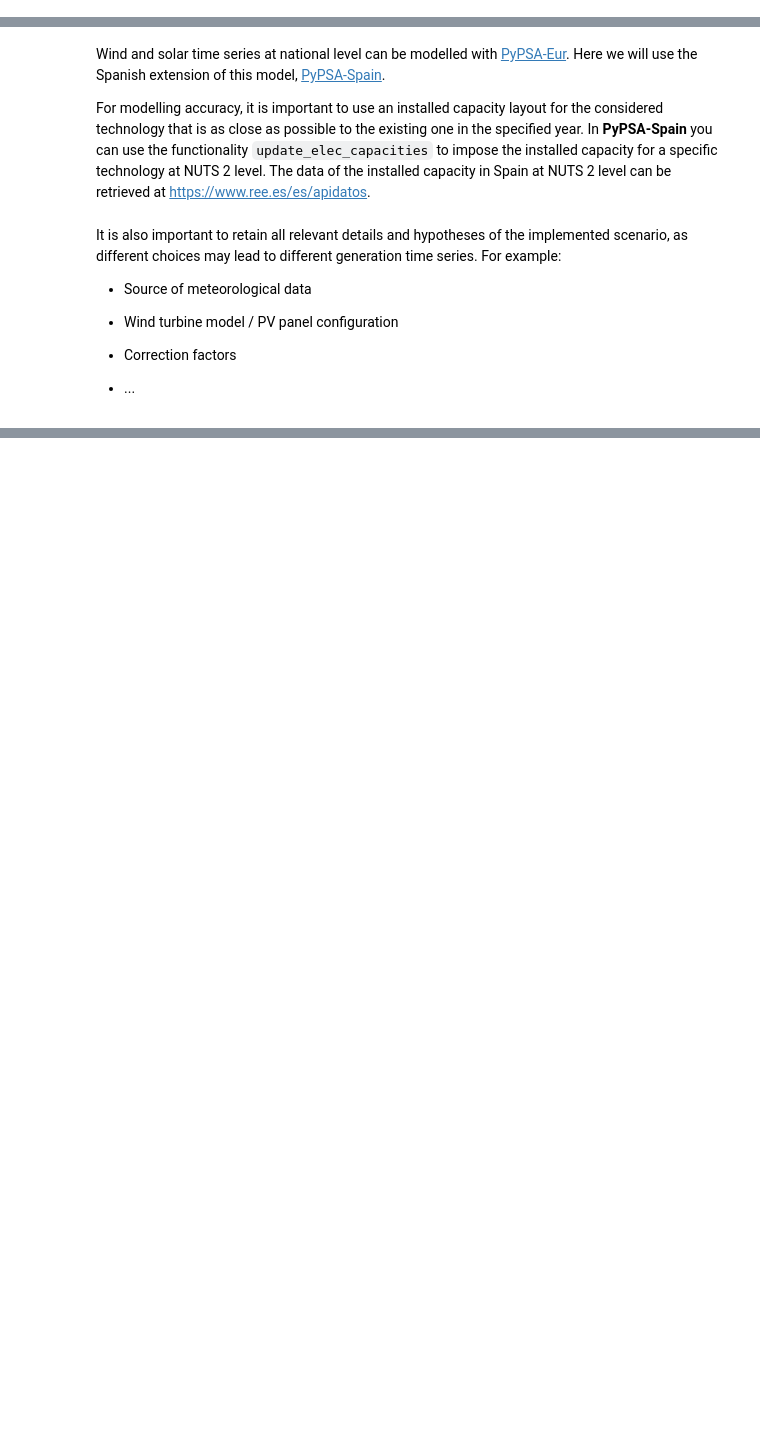
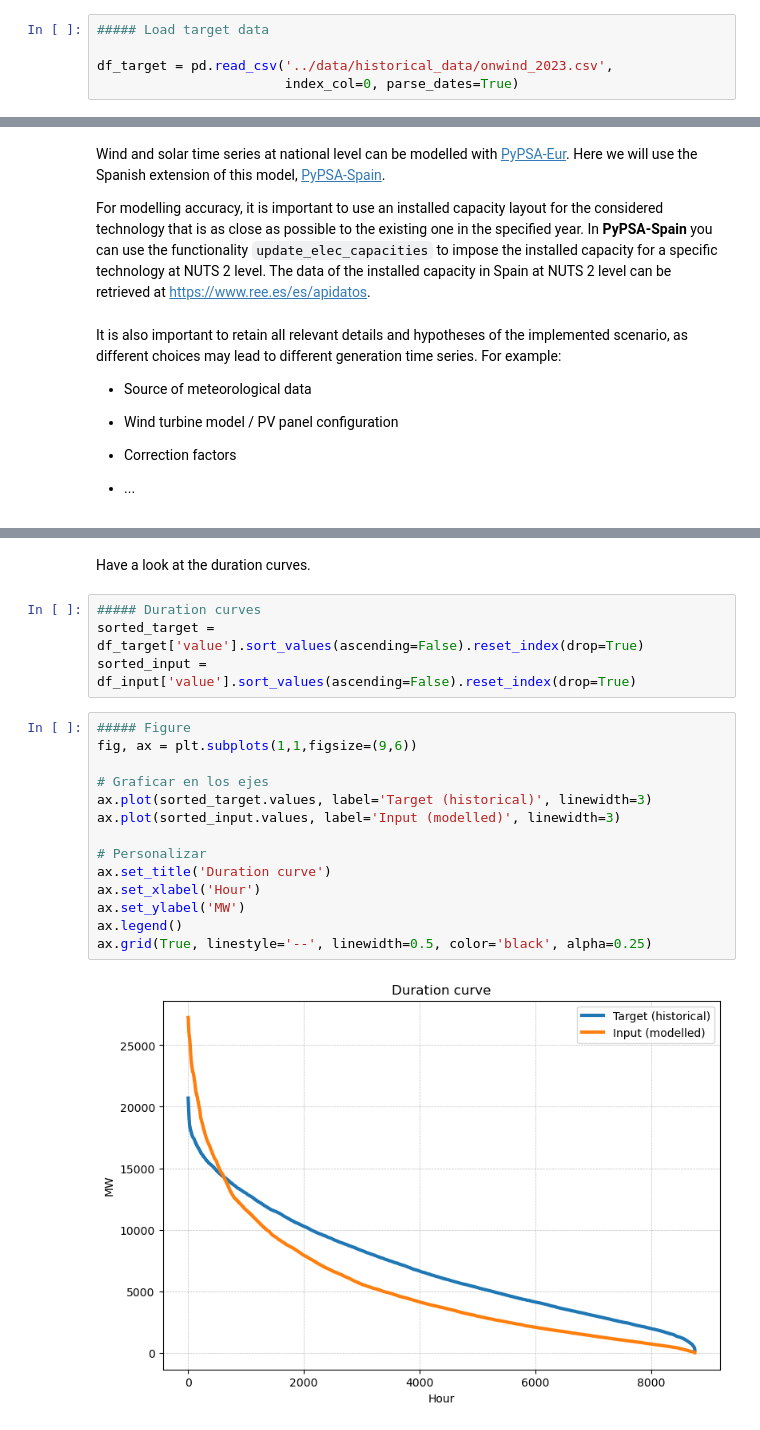
Before and after one commit to cristobal-GC/Q2Q_repository, a Jupyter notebook: notebooks/Tutorial_Creating_Q2Q_transform.ipynb, the cells around one changed output, grey strips where cells are left out. Saved outputs shown, nothing was run; the diff lists cells and outputs as text; blank space fills up the shorter version.

```diff
--- a/notebooks/Tutorial_Creating_Q2Q_transform.ipynb
+++ b/notebooks/Tutorial_Creating_Q2Q_transform.ipynb
@@ -27,2 +34,7 @@ Generation time series for Spain can be retrieved at https://api.esios.ree.es/.
+# %%
+##### Load target data
+
+df_target = pd.read_csv('../data/historical_data/onwind_2023.csv',
+                        index_col=0, parse_dates=True)
 # %% [markdown]
 ### Modelled data
@@ -58,0 +101,22 @@ df_input = n.generators_t['p'].filter(like=carrier).sum(axis=1).to_frame(name='v
+# %% [markdown]
+Have a look at the duration curves.
+# %%
+##### Duration curves
+sorted_target = df_target['value'].sort_values(ascending=False).reset_index(drop=True)
+sorted_input = df_input['value'].sort_values(ascending=False).reset_index(drop=True)
+# %%
+##### Figure
+fig, ax = plt.subplots(1,1,figsize=(9,6))
+
+# Graficar en los ejes
+ax.plot(sorted_target.values, label='Target (historical)', linewidth=3)
+ax.plot(sorted_input.values, label='Input (modelled)', linewidth=3)
+
+# Personalizar
+ax.set_title('Duration curve')
+ax.set_xlabel('Hour')
+ax.set_ylabel('MW')
+ax.legend()
+ax.grid(True, linestyle='--', linewidth=0.5, color='black', alpha=0.25)
+# %% [output]
+[figure, added]
```
Also changed, not shown: parts of 20 cells of this notebook, 25 other files.
